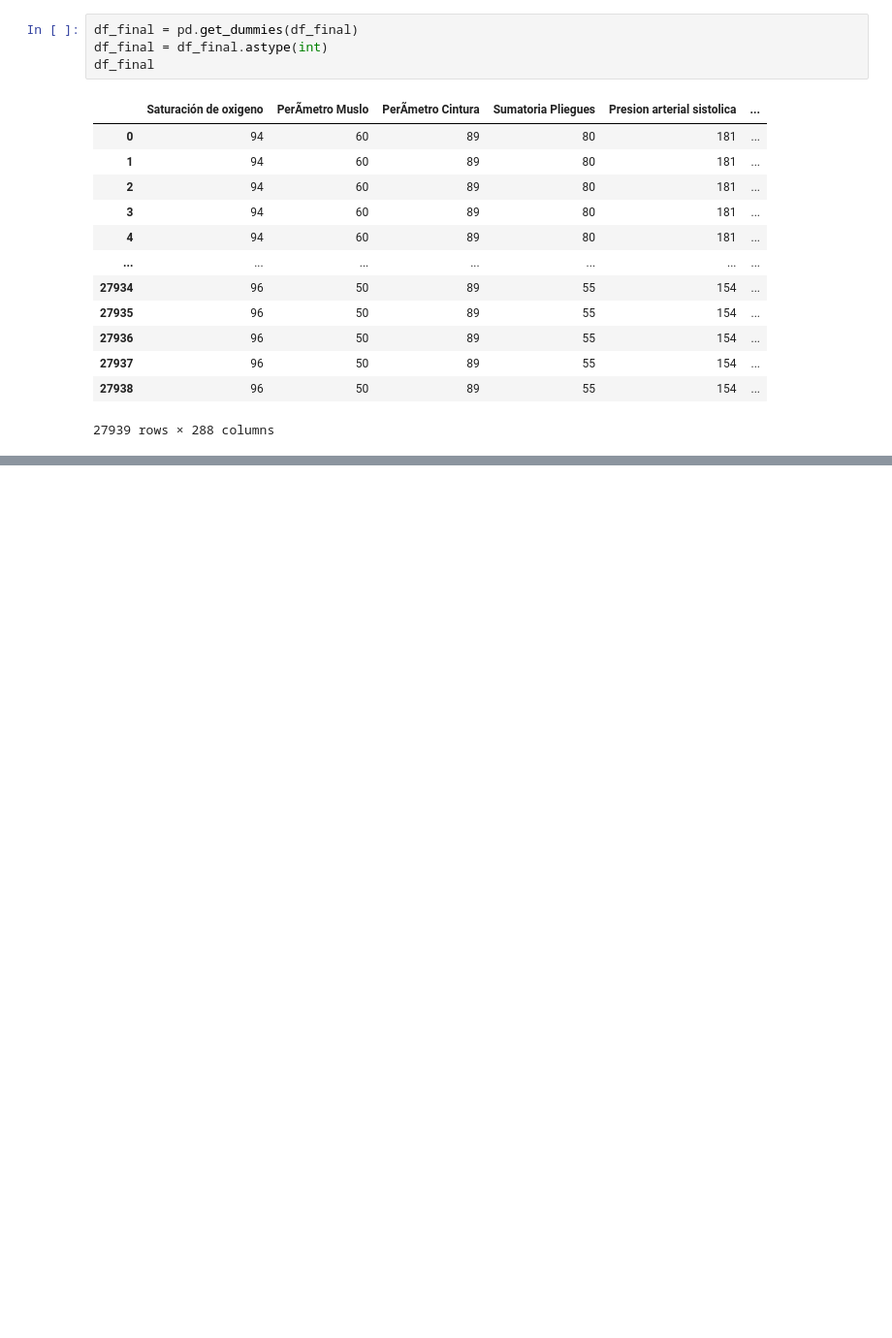
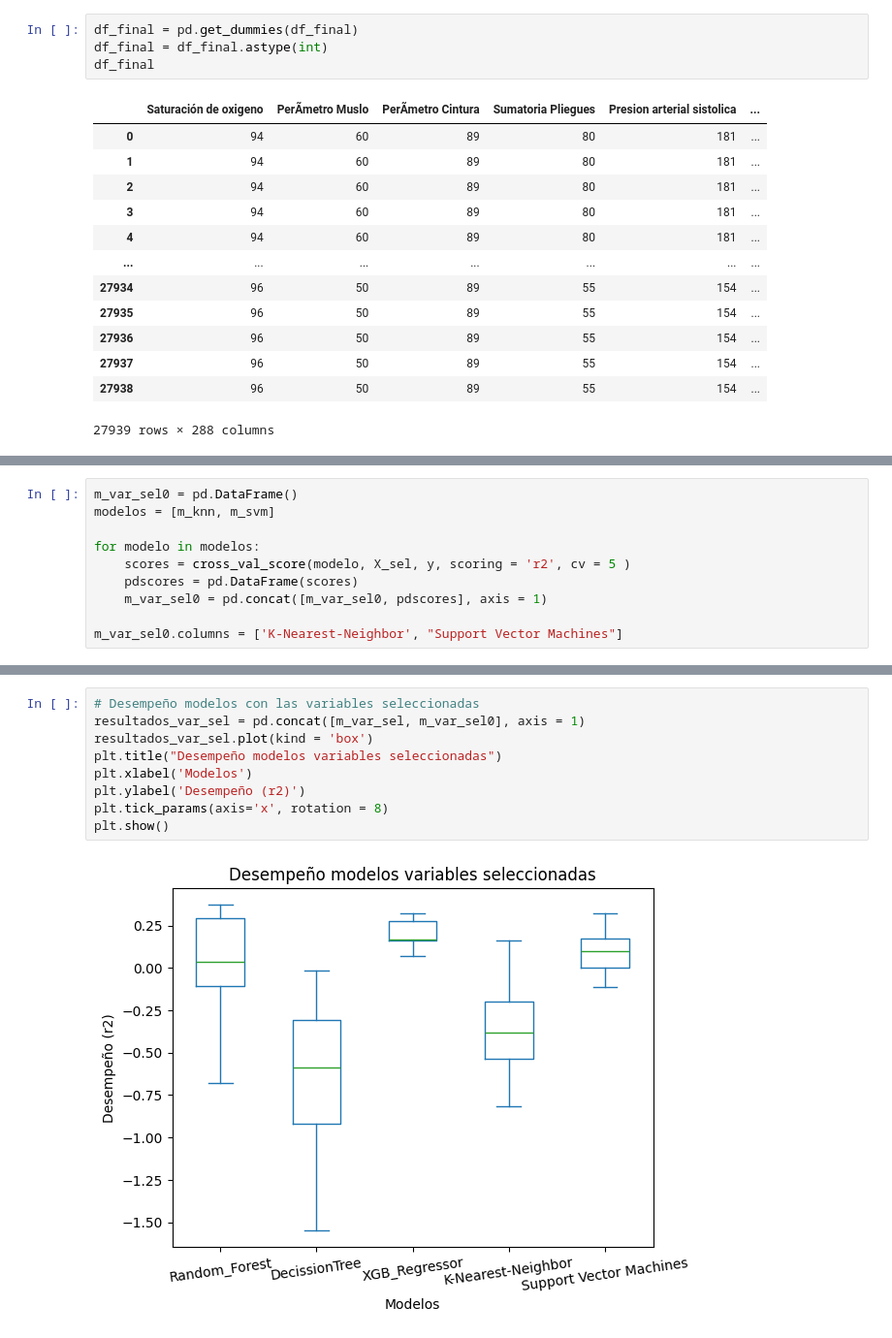
Before and after one commit to EstebanCaroP/Proyecto_Salud, a Jupyter notebook: D_Modelos.ipynb, the cells around one changed output, grey strips where cells are left out. Shown at 97% size. Drawn from its saved outputs; the diff is of its cells as text; blank space fills up the shorter version.

```diff
--- a/D_Modelos.ipynb
+++ b/D_Modelos.ipynb
@@ -102,0 +138,10 @@ array([ 137,  116,  119,  532,  358,  101,   38,  118,  134,   42,   35,
+# %%
+m_var_sel0 = pd.DataFrame()
+modelos = [m_knn, m_svm]
+
+for modelo in modelos:
+    scores = cross_val_score(modelo, X_sel, y, scoring = 'r2', cv = 5 )
+    pdscores = pd.DataFrame(scores)
+    m_var_sel0 = pd.concat([m_var_sel0, pdscores], axis = 1)
+
+m_var_sel0.columns = ['K-Nearest-Neighbor', "Support Vector Machines"]
@@ -102,0 +161,11 @@ array([ 137,  116,  119,  532,  358,  101,   38,  118,  134,   42,   35,
+# %%
+# Desempeño modelos con las variables seleccionadas
+resultados_var_sel = pd.concat([m_var_sel, m_var_sel0], axis = 1)
+resultados_var_sel.plot(kind = 'box')
+plt.title("Desempeño modelos variables seleccionadas")
+plt.xlabel('Modelos')
+plt.ylabel('Desempeño (r2)')
+plt.tick_params(axis='x', rotation = 8)
+plt.show()
+# %% [output]
+[figure, added]
```
Also changed, not shown: parts of 17 cells of this notebook, 1 other file.
